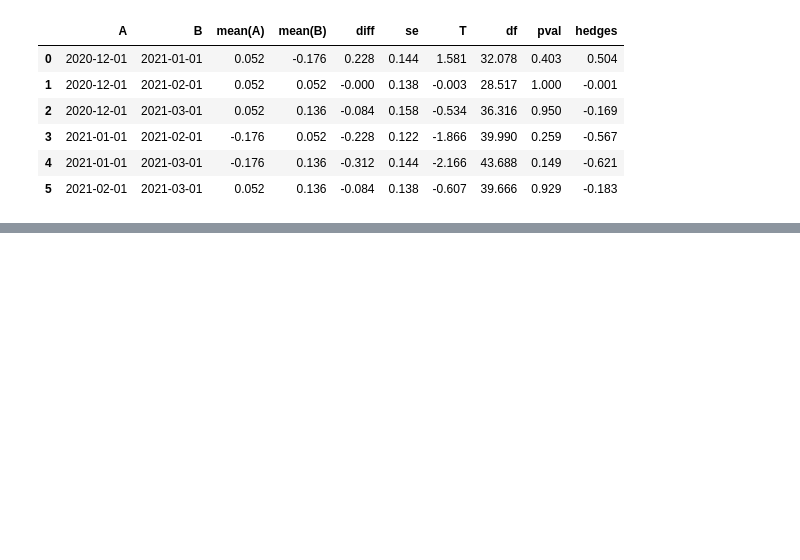
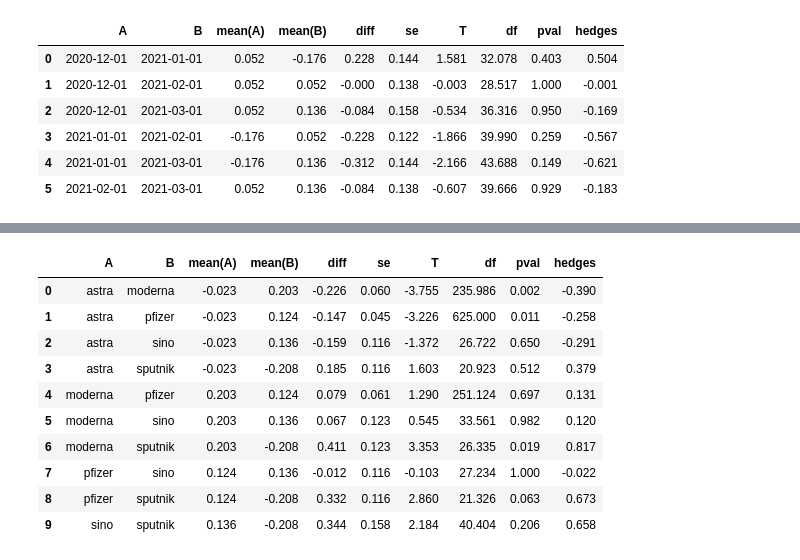
Before and after one commit to Wei-Dartmouth/termproject-group-2, a Jupyter notebook: stats_tests.ipynb, the cells around one changed output, grey strips where cells are left out. Cells and saved outputs as stored; diff of their text form; code cells hidden in the pictures; blank space fills up the shorter version.

```diff
--- a/stats_tests.ipynb
+++ b/stats_tests.ipynb
@@ -633,0 +715,14 @@ pg.pairwise_gameshowell(data=sino_4_months_df, dv="sent_val", between="month").r
+# %%
+pg.pairwise_gameshowell(data=all_mar_df, dv="sent_val", between="man").round(3)
+# %% [output]
+|  | A | B | mean(A) | mean(B) | diff | se | T | df | pval | hedges |
+| 0 | astra | moderna | -0.023 | 0.203 | -0.226 | 0.060 | -3.755 | 235.986 | 0.002 | -0.390 |
+| 1 | astra | pfizer | -0.023 | 0.124 | -0.147 | 0.045 | -3.226 | 625.000 | 0.011 | -0.258 |
+| 2 | astra | sino | -0.023 | 0.136 | -0.159 | 0.116 | -1.372 | 26.722 | 0.650 | -0.291 |
+| 3 | astra | sputnik | -0.023 | -0.208 | 0.185 | 0.116 | 1.603 | 20.923 | 0.512 | 0.379 |
+| 4 | moderna | pfizer | 0.203 | 0.124 | 0.079 | 0.061 | 1.290 | 251.124 | 0.697 | 0.131 |
+| 5 | moderna | sino | 0.203 | 0.136 | 0.067 | 0.123 | 0.545 | 33.561 | 0.982 | 0.120 |
+| 6 | moderna | sputnik | 0.203 | -0.208 | 0.411 | 0.123 | 3.353 | 26.335 | 0.019 | 0.817 |
+| 7 | pfizer | sino | 0.124 | 0.136 | -0.012 | 0.116 | -0.103 | 27.234 | 1.000 | -0.022 |
+| 8 | pfizer | sputnik | 0.124 | -0.208 | 0.332 | 0.116 | 2.860 | 21.326 | 0.063 | 0.673 |
+| 9 | sino | sputnik | 0.136 | -0.208 | 0.344 | 0.158 | 2.184 | 40.404 | 0.206 | 0.658 |
```
Also changed, not shown: parts of 15 cells of this notebook.
